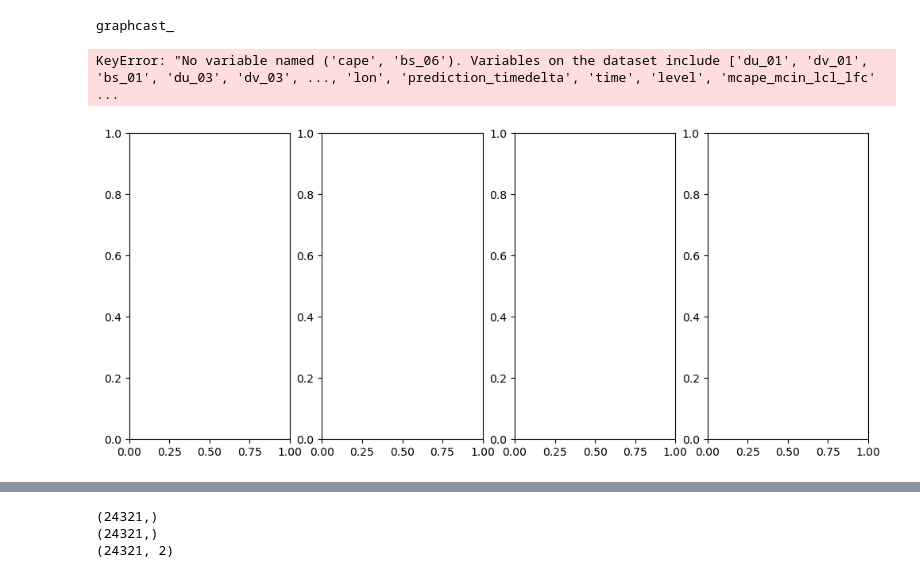
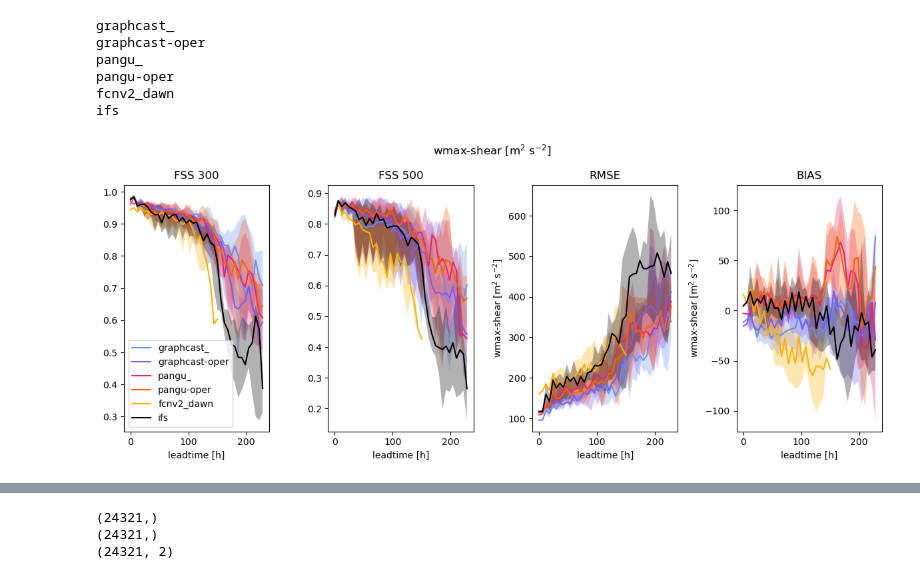
Before and after one commit to feldmann-m/AI-storm, a Jupyter notebook: devel/Eval_metrics.ipynb, the cells around one changed output, grey strips where cells are left out. Drawn from its saved outputs; the diff is of its cells as text; code cells hidden in the pictures.

Commit message:
scores, variable correlation

```diff
--- a/devel/Eval_metrics.ipynb
+++ b/devel/Eval_metrics.ipynb
@@ -28,14 +28,18 @@ c5='#ffb000' #gold
 c6='#000000' #black
 # %%
 era_ref=xr.open_dataset(datapath+'USA_tor_2020_era.nc').sortby('latitude').fillna(0)
+cape=era_ref.cape.squeeze().values
+wms=(cape * 2)**0.5 * era_ref.bs_06
+era_ref=era_ref.assign(wms=lambda era_ref: wms)
 nn=0
 mm=0
-for mm in range(5):
-    var=['cape','cin','bs_06','bs_03','bs_01'][mm]
-    tit=['CAPE [J kg$^{-1}$]','CIN [J kg$^{-1}$]','0-6km shear [m s$^{-1}$]','0-3km shear [m s$^{-1}$]','0-1km shear [m s$^{-1}$]'][mm]
-    l1=[300,-100,10,5,5][mm]
-    l2=[1000,-300,20,10,10][mm]
-    f1=[1,-1,1,1,1][mm]
+for mm in range(6)[-1:]:
+    var=['cape','cin','bs_06','bs_03','bs_01','wms'][mm]
+    tit=['CAPE [J kg$^{-1}$]','CIN [J kg$^{-1}$]','0-6km shear [m s$^{-1}$]','0-3km shear [m s$^{-1}$]',
+         '0-1km shear [m s$^{-1}$]','wmax-shear [m$^2$ s$^{-2}$]'][mm]
+    l1=[300,-100,10,5,5,300][mm]
+    l2=[1000,-300,20,10,10,500][mm]
+    f1=[1,-1,1,1,1,1][mm]
     # fig,axes = plt.subplots(1,3)
     fig2,axes2 = plt.subplots(1,4,figsize=(12, 5))
     for nn in range(len(models)):
@@ -43,27 +47,30 @@ for mm in range(5):
         kw2=['prediction_timedelta','prediction_timedelta','prediction_timedelta','prediction_timedelta','time','prediction_timedelta'][nn]
         model=models[nn]
         print(model)
-        i=0
+        i=8
         if model=='fcnv2_dawn': i=8
-        files=sorted(glob(datapath+'USA_tor_2020_'+model+'*2020*.nc'))
-        fss_eval_300=np.zeros([len(files)+8+i,len(files)]); fss_eval_300[:]=np.nan
-        fss_eval_1000=np.zeros([len(files)+8+i,len(files)]); fss_eval_1000[:]=np.nan
-        rmse=np.zeros([len(files)+8+i,len(files)]); rmse[:]=np.nan
-        bias=np.zeros([len(files)+8+i,len(files)]); bias[:]=np.nan
+        files=sorted(glob(datapath+'USA_tor_2020_'+model+'*2020*.nc'),reverse=True)
+        fss_eval_300=np.zeros([2*len(files)+i,len(files)]); fss_eval_300[:]=np.nan
+        fss_eval_1000=np.zeros([2*len(files)+i,len(files)]); fss_eval_1000[:]=np.nan
+        rmse=np.zeros([2*len(files)+i,len(files)]); rmse[:]=np.nan
+        bias=np.zeros([2*len(files)+i,len(files)]); bias[:]=np.nan
         for file in range(len(files)):
             #print(files[file])
             model_set=xr.open_dataset(files[file]).sortby(kw).fillna(0).squeeze()
+            if var=='wms':
+                capem=model_set.cape.squeeze().values
+                wmsm=(capem * 2)**0.5 * model_set.bs_06
+                model_set=model_set.assign(wms=lambda model_set: wmsm )
             for tstep in range(len(model_set[kw2])):
 
-                fss_eval_300[tstep+file+i,file] = fss(f1*model_set[var].values[tstep,:,:], f1*era_ref[var].values[tstep,:,:], l1, scale=4)
-                fss_eval_1000[tstep+file+i,file] = fss(f1*model_set.cape.values[tstep,:,:], f1*era_ref[var].values[tstep,:,:], l2, scale=4)
+                fss_eval_300[tstep+2*file,file] = fss(f1*model_set[var].values[tstep,:,:], f1*era_ref[var].values[tstep,:,:], l1, scale=4)
+                fss_eval_1000[tstep+2*file,file] = fss(f1*model_set.cape.values[tstep,:,:], f1*era_ref[var].values[tstep,:,:], l2, scale=4)
 
-                rmse[tstep+file+i,file] = np.nanmean((model_set[var].values[tstep,:,:] - era_ref[var].values[tstep,:,:])**2)**0.5
+                rmse[tstep+2*file,file] = np.nanmean((model_set[var].values[tstep,:,:] - era_ref[var].values[tstep,:,:])**2)**0.5
 
-                bias[tstep+file+i,file] = np.nanmean(model_set[var].values[tstep,:,:] - era_ref[var].values[tstep,:,:])
+                bias[tstep+2*file,file] = np.nanmean(model_set[var].values[tstep,:,:] - era_ref[var].values[tstep,:,:])
 
         color=[c1,c2,c3,c4,c5,c6][nn]
-
 
 
 
@@ -71,44 +78,48 @@ for mm in range(5):
         # axes[1].plot(range(8+len(files)),rmse,c=color)
         # axes[2].plot(range(8+len(files)),bias,c=color)
 
-        axes2[0].plot(np.arange(8+i+len(files))*12,np.nanmedian(fss_eval_300,axis=1),c=color,label=model)
-        axes2[0].fill_between(np.arange(8+i+len(files))*12,np.nanmax(fss_eval_300,axis=1),np.nanmin(fss_eval_300,axis=1),facecolor=color,alpha=0.3)
+        axes2[0].plot(np.arange(i+2*len(files))*6,np.nanmedian(fss_eval_300,axis=1),c=color,label=model)
+        axes2[0].fill_between(np.arange(i+2*len(files))*6,np.nanmax(fss_eval_300,axis=1),np.nanmin(fss_eval_300,axis=1),facecolor=color,alpha=0.3)
         axes2[0].set_title('FSS '+str(l1))
         axes2[0].set_xlabel('leadtime [h]')
         axes2[2].set_ylabel('fraction []')
         axes2[0].legend()
-        axes2[1].plot(np.arange(8+i+len(files))*12,np.nanmedian(fss_eval_1000,axis=1),c=color,label=model)
-        axes2[1].fill_between(np.arange(8+i+len(files))*12,np.nanmax(fss_eval_1000,axis=1),np.nanmin(fss_eval_1000,axis=1),facecolor=color,alpha=0.3)
+        axes2[1].plot(np.arange(i+2*len(files))*6,np.nanmedian(fss_eval_1000,axis=1),c=color,label=model)
+        axes2[1].fill_between(np.arange(i+2*len(files))*6,np.nanmax(fss_eval_1000,axis=1),np.nanmin(fss_eval_1000,axis=1),facecolor=color,alpha=0.3)
         axes2[1].set_title('FSS '+str(l2))
         axes2[1].set_xlabel('leadtime [h]')
         axes2[2].set_ylabel('fraction []')
-        axes2[2].plot(np.arange(8+i+len(files))*12,np.nanmedian(rmse,axis=1),c=color)
-        axes2[2].fill_between(np.arange(8+i+len(files))*12,np.nanmax(rmse,axis=1),np.nanmin(rmse,axis=1),facecolor=color,alpha=0.3)
+        axes2[2].plot(np.arange(i+2*len(files))*6,np.nanmedian(rmse,axis=1),c=color)
+        axes2[2].fill_between(np.arange(i+2*len(files))*6,np.nanmax(rmse,axis=1),np.nanmin(rmse,axis=1),facecolor=color,alpha=0.3)
         axes2[2].set_title('RMSE')
         axes2[2].set_xlabel('leadtime [h]')
         axes2[2].set_ylabel(tit)
-        axes2[3].plot(np.arange(8+i+len(files))*12,np.nanmedian(bias,axis=1),c=color)
-        axes2[3].fill_between(np.arange(8+i+len(files))*12,np.nanmax(bias,axis=1),np.nanmin(bias,axis=1),facecolor=color,alpha=0.3)
+        axes2[3].plot(np.arange(i+2*len(files))*6,np.nanmedian(bias,axis=1),c=color)
+        axes2[3].fill_between(np.arange(i+2*len(files))*6,np.nanmax(bias,axis=1),np.nanmin(bias,axis=1),facecolor=color,alpha=0.3)
         axes2[3].set_title('BIAS')
         axes2[3].set_xlabel('leadtime [h]')
         axes2[3].set_ylabel(tit)
         fig2.suptitle(tit)
 
         # axes2[0].boxplot(np.transpose(fss_eval),positions=np.arange(8+len(files))+0.2*nn-0.5,widths=0.1)
         # axes2[1].boxplot(np.transpose(rmse),positions=np.arange(8+len(files))+0.2*nn-0.5,widths=0.1)
         # axes2[2].boxplot(np.transpose(bias),positions=np.arange(8+len(files))+0.2*nn-0.5,widths=0.1)
     # fig.show()
     fig2.tight_layout()
     fig2.show()
     fig2.savefig(figpath+var+'_scores.png')
 
     # print(fss_eval)
     # print(rmse)
     # print(bias)
 # %% [output]
 graphcast_
+graphcast-oper
+pangu_
+pangu-oper
+fcnv2_dawn
+ifs
-KeyError: "No variable named ('cape', 'bs_06'). Variables on the dataset include ['du_01', 'dv_01', 'bs_01', 'du_03', 'dv_03', ..., 'lon', 'prediction_timedelta', 'time', 'level', 'mcape_mcin_lcl_lfc' ...
-[figure, old version]
+[figure, new version]
 # %%
 era_ref=xr.open_dataset(datapath+'USA_tor_2020_era.nc').sortby('latitude').fillna(0)
 #era_ref=era_ref.assign(wms=lambda era_ref: (era_ref.cape*2)**0.5 * era_ref.bs_06 )
```
Also changed, not shown: parts of 4 cells of this notebook, 1 other file.
